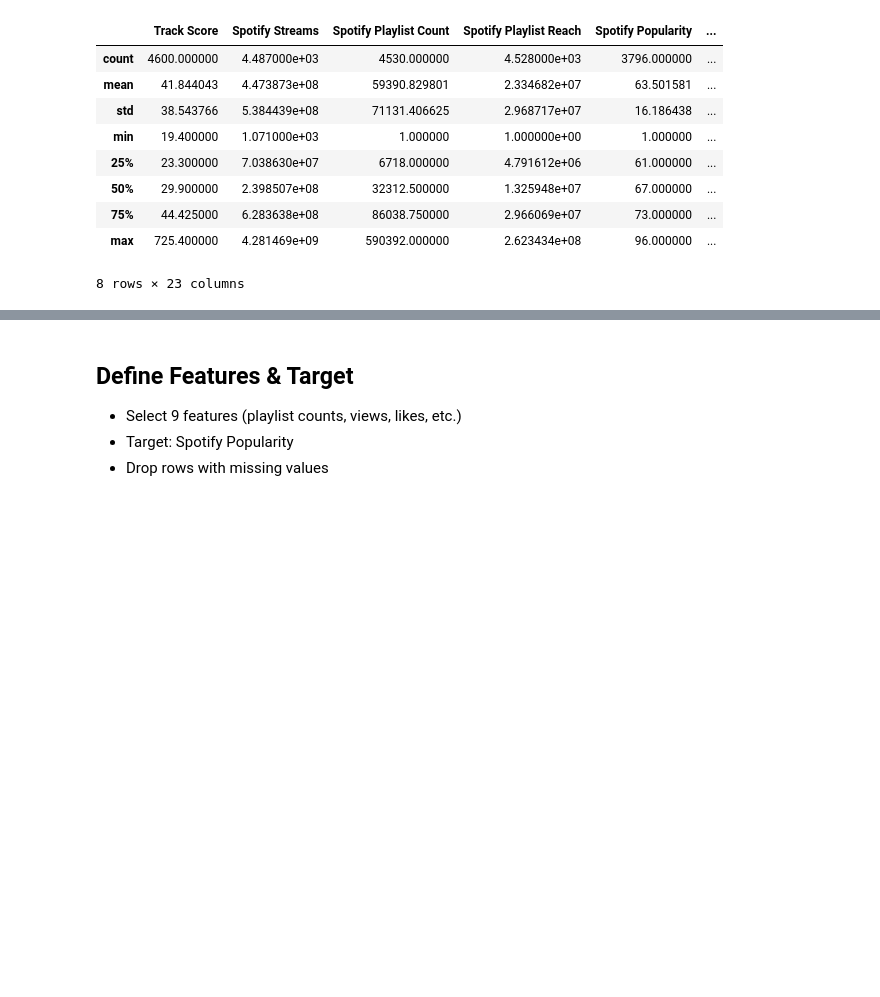
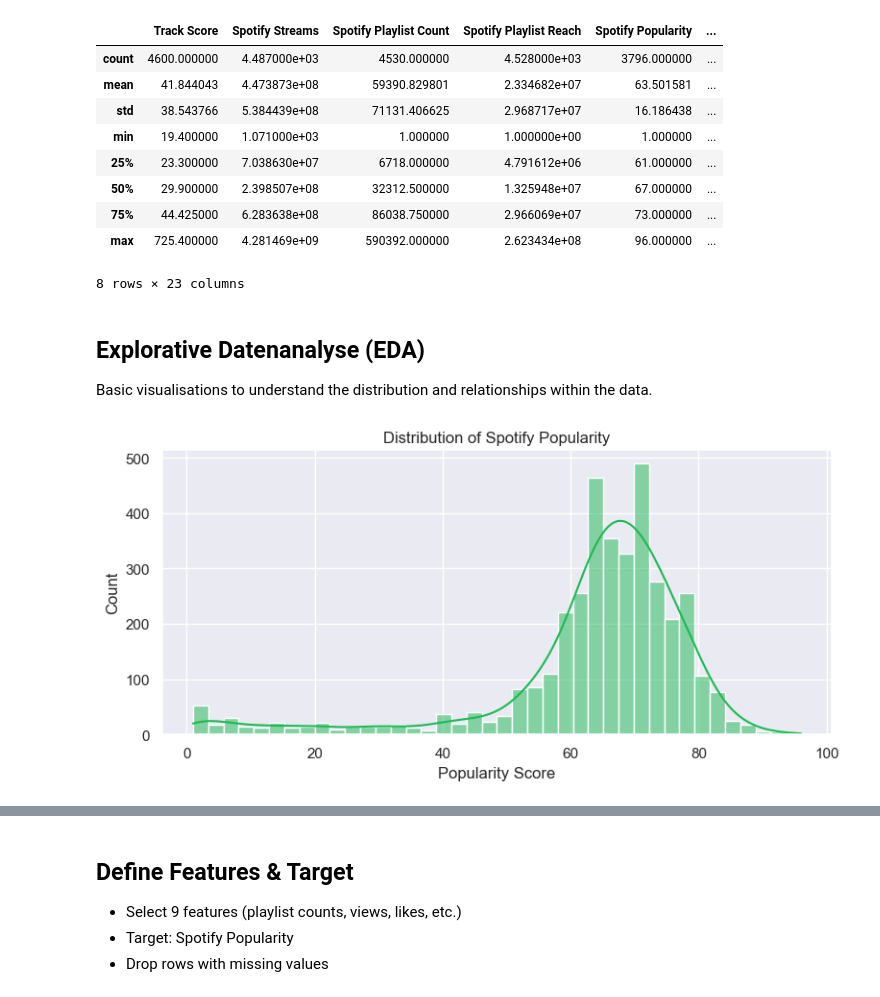
Before and after one commit to Philipp2006/Model_Deployment, a Jupyter notebook: phase1.ipynb, the cells around one changed output, grey strips where cells are left out. Drawn from its saved outputs; the diff is of its cells as text; code cells hidden in the pictures; blank space fills up the shorter version.

```diff
--- a/phase1.ipynb
+++ b/phase1.ipynb
@@ -9,10 +10,16 @@ Data preparation, model training (Random Forest) and export of training data for
 # %%
 import pandas as pd
 import numpy as np
+import matplotlib.pyplot as plt
+import seaborn as sns
 from sklearn.model_selection import train_test_split
+from sklearn.preprocessing import StandardScaler
+from sklearn.linear_model import LinearRegression
 from sklearn.ensemble import RandomForestRegressor
 from sklearn.metrics import mean_absolute_error, mean_squared_error, r2_score
 import json
+
+sns.set_theme(style="darkgrid")
 # %% [markdown]
 ## Load Data
 - Read CSV file (Latin-1 encoding)
@@ -58,3 +65,16 @@ df.describe()
 | 75% | 44.425000 | 6.283638e+08 | 86038.750000 | 2.966069e+07 | 73.000000 | ... |
 | max | 725.400000 | 4.281469e+09 | 590392.000000 | 2.623434e+08 | 96.000000 | ... |
 8 rows × 23 columns
+# %% [markdown]
+## Explorative Datenanalyse (EDA)
+Basic visualisations to understand the distribution and relationships within the data.
+# %%
+# Distribution of the target variable
+fig, ax = plt.subplots(figsize=(8, 4))
+sns.histplot(df["Spotify Popularity"].dropna(), bins=40, kde=True, ax=ax, color="#1db954")
+ax.set_title("Distribution of Spotify Popularity")
+ax.set_xlabel("Popularity Score")
+plt.tight_layout()
+plt.show()
+# %% [output]
+[figure, added]
```
Also changed, not shown: parts of 13 cells of this notebook, 3 other files.
